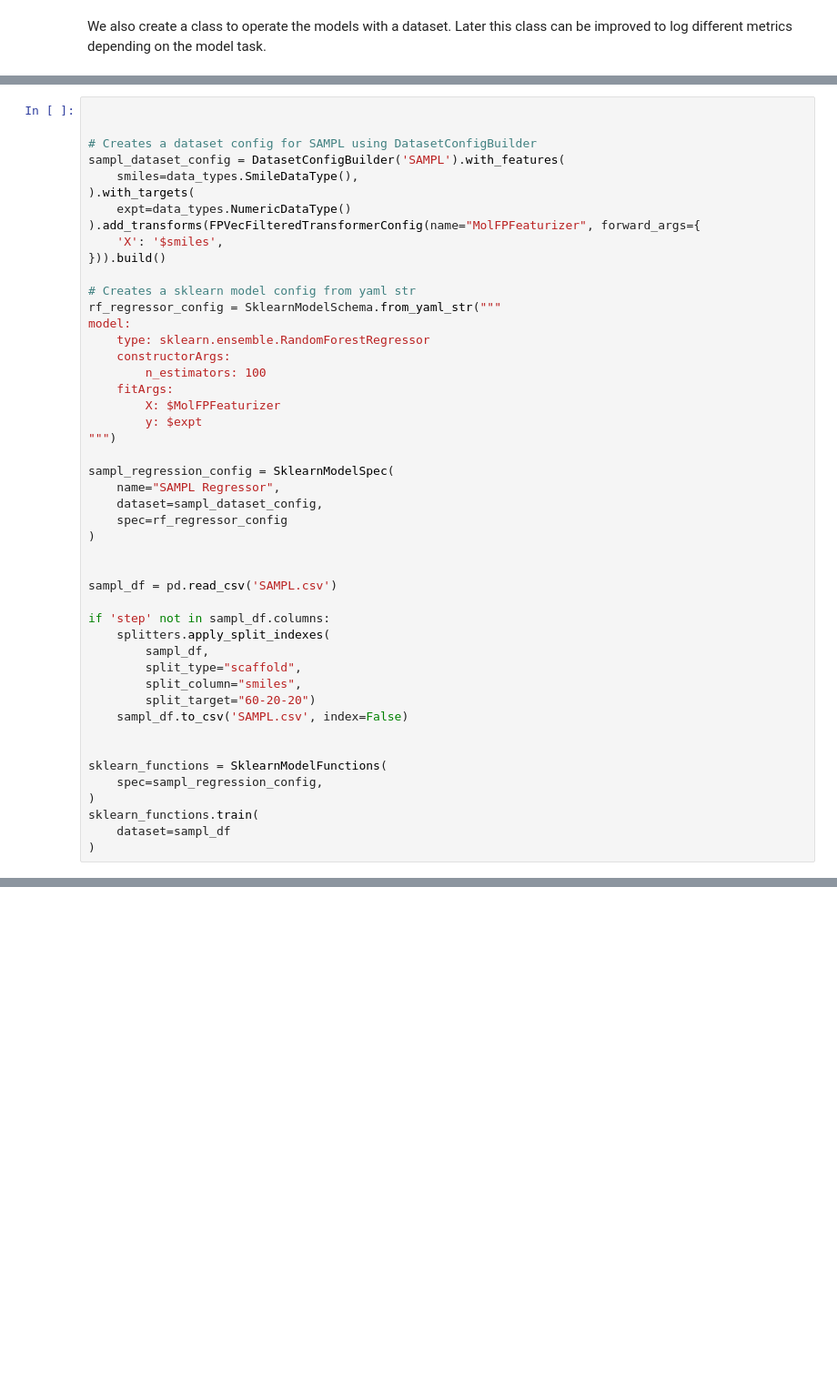
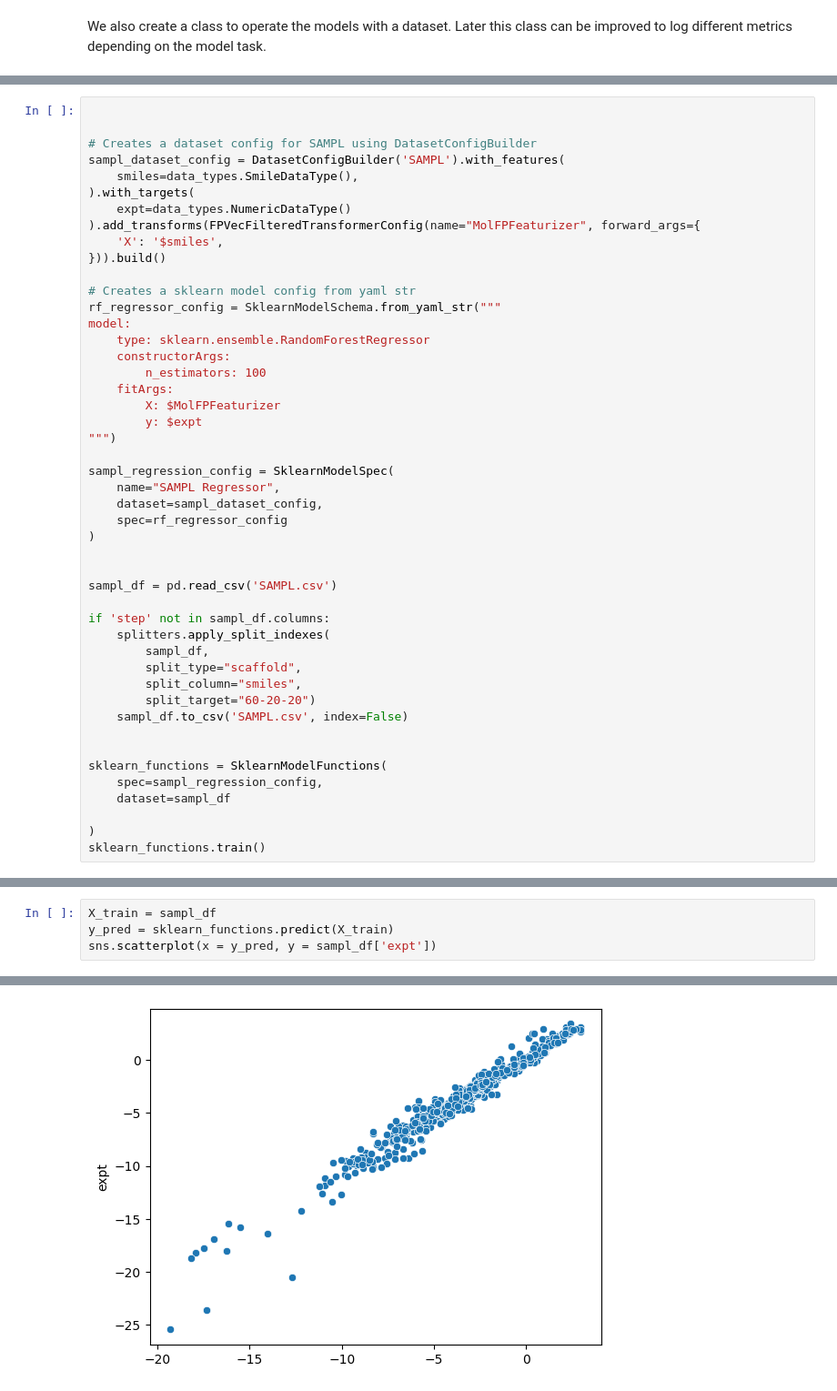
Before and after one commit to tridentbio/mariner, a Jupyter notebook: backend/notebooks/ScikitModels.ipynb, the cells around one changed output, grey strips where cells are left out. Shown at 91% size. Cells and saved outputs as stored; diff of their text form; blank space fills up the shorter version.

Commit message:
add scatterplot on training data

```diff
--- a/backend/notebooks/ScikitModels.ipynb
+++ b/backend/notebooks/ScikitModels.ipynb
@@ -284,8 +297,8 @@ if 'step' not in sampl_df.columns:
 
 sklearn_functions = SklearnModelFunctions(
     spec=sampl_regression_config,
+    dataset=sampl_df
+
 )
-sklearn_functions.train(
-    dataset=sampl_df
-)
+sklearn_functions.train()
 # %%
@@ -298,0 +312,5 @@ sklearn_functions.test(dataset=sampl_df)
+# %%
+X_train = sampl_df
+y_pred = sklearn_functions.predict(X_train)
+sns.scatterplot(x = y_pred, y = sampl_df['expt'])
+# %% [output]
@@ -298,0 +318 @@ sklearn_functions.test(dataset=sampl_df)
+[figure, added]
```
Also changed, not shown: parts of 5 cells of this notebook.
